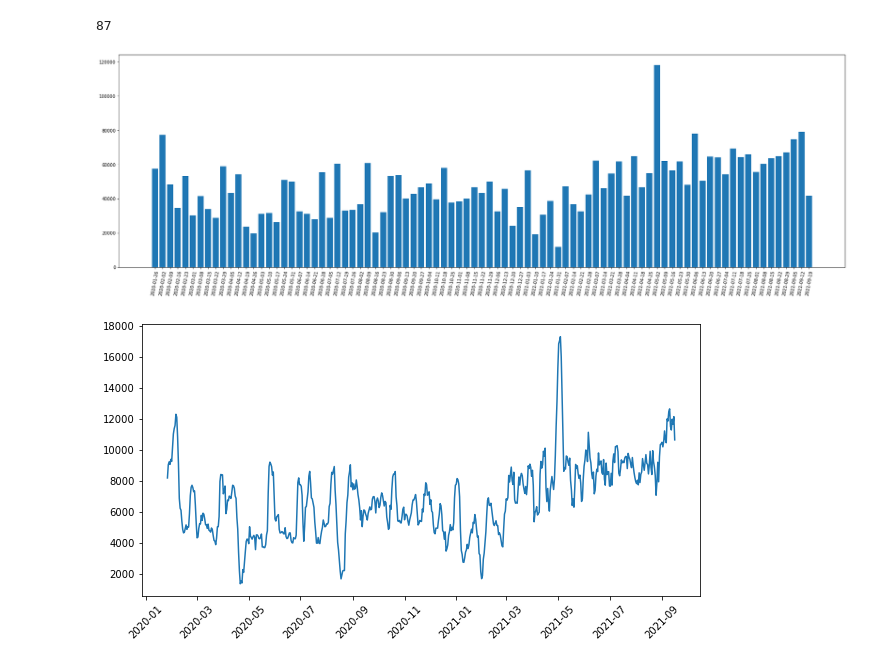
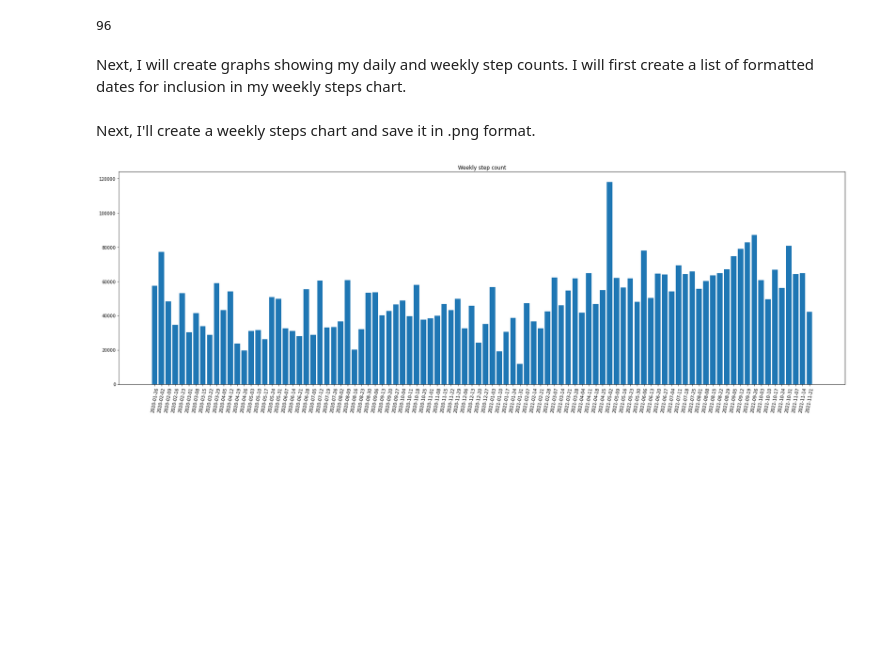
Before and after one commit to kburchfiel/fitbit_steps_and_whatpulse_keypresses_comparison, a Jupyter notebook: fitbit_steps_reader_v2.ipynb, the cells around one changed output. Drawn from its saved outputs; the diff is of its cells as text; code cells hidden in the pictures; blank space fills up the shorter version.

```diff
--- a/fitbit_steps_reader_v2.ipynb
+++ b/fitbit_steps_reader_v2.ipynb
@@ -11,7 +25,5 @@ import matplotlib.pyplot as plt
 # %%
-folder_with_step_files = r'C:\Users\kburc\D1V1\Documents\!Dell64docs\!Organization\fitbit_logs\MyFitbitData\KennethBurchfiel\Physical Activity'
-
-os.chdir(folder_with_step_files)
+folder_with_steps_files = 'original_steps_files' # This can be changed to the location of the 'Physical Activity' folder on your computer.
 
 with open('combined_steps_file.json', "w") as destination_file: # Overwrites what had been in the file
     # previously
@@ -20,12 +32,12 @@ with open('combined_steps_file.json', "w") as destination_file: # Overwrites wha
 combined_steps_list = []
 
 path_list = []
-for dirpath, dirnames, filenames in os.walk(top=folder_with_step_files):
-    for name in filenames:
+for root, dirs, files in os.walk(top=folder_with_steps_files): # Source: https://docs.python.org/3/library/os.html
+    for name in files:
         if ("steps" in name) and ("combined" not in name) and ("daily" not in name) and (".png" not in name):
-            # Thees statements exclude non-json files from being added to the document
+            # These statements exclude non-json files from being added to the document
             print("Now adding steps for",name)
-            with open(name) as source_file:
+            with open(root+'\\'+name) as source_file: # Root+'\\'+name produces strings such as 'original_steps_files\steps-2020-11-14.json'.
                 for line in source_file:
                     combined_steps_list.append(line)
 # %% [output]
@@ -91,7 +92,7 @@ Condition met
 # %%
-print(os.getcwd())
-path = 'combined_steps_file.json'
-df_steps = pd.io.json.read_json(path)
-# https://pandas.pydata.org/docs/reference/api/pandas.io.json.read_json.html
+df_steps = pd.io.json.read_json('combined_steps_file.json')
+df_steps.rename(columns={'value':'steps'},inplace=True)
+# See https://pandas.pydata.org/docs/reference/api/pandas.io.json.read_json.html
+df_steps.sort_index(inplace=True) # Probably not necessary
 df_steps
 # %% [output]
@@ -188,7 +244,9 @@ df_weekly_steps
 # %%
 len(df_weekly_steps)
 # %% [output]
-87
+96
+# %% [markdown]
+Next, I will create graphs showing my daily and weekly step counts. I will first create a list of formatted dates for inclusion in my weekly steps chart.
 # %%
 formatted_dates = []
 for i in range(len(df_weekly_steps)):
@@ -196,19 +255,15 @@ for i in range(len(df_weekly_steps)):
 # formatted_dates
+# %% [markdown]
+Next, I'll create a weekly steps chart and save it in .png format.
 # %%
-fig, ax = plt.subplots(figsize=[30,9])
+fig, ax = plt.subplots(figsize=[30,9]) # Making the chart wider allows all dates to appear on the graph.
 fig.set_facecolor('white')
 xrange = np.arange(len(df_weekly_steps))
-weekly_step_graph = plt.bar(x = xrange, height=df_weekly_steps['value']) # df_weekly_steps.index can also be used in place of x, but this messes with the chart's appearance
+weekly_step_graph = plt.bar(x = xrange, height=df_weekly_steps['steps']) # df_weekly_steps.index can also be used in place of x, but this messes with the chart's appearance
+# See https://matplotlib.org/stable/api/_as_gen/matplotlib.pyplot.bar.html for
+# Matplotlib's bar chart documentation
 plt.xticks(np.arange(len(df_weekly_steps)), formatted_dates, rotation=80) # https://matplotlib.org/stable/api/_as_gen/matplotlib.pyplot.xticks.html
-
-plt.savefig('weekly_steps.png',dpi=400)
+plt.title('Weekly step count')
+plt.savefig('graphs\\weekly_steps.png',dpi=400)
 # %% [output]
-[figure, old version]
+[figure, new version]
-# %%
-fig, ax = plt.subplots(figsize=[10,5])
-weekly_step_graph = plt.plot(df_daily_steps['7_day_avg']) # df_weekly_steps.index can also be used in place of x, but this messes with the chart's appearance
-fig.set_facecolor('white')
-plt.xticks(rotation=45)
-plt.savefig('7_day_rolling_step_average.png',dpi=400)
-# %% [output]
-[figure, removed]
```
Also changed, not shown: parts of 29 cells of this notebook, 37 other files.
